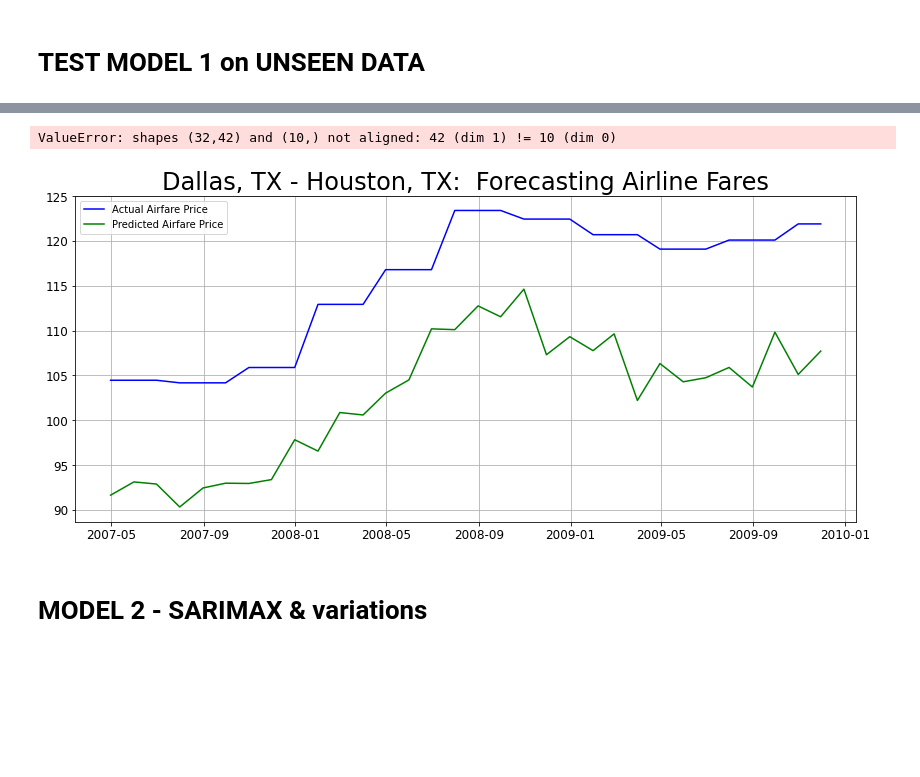
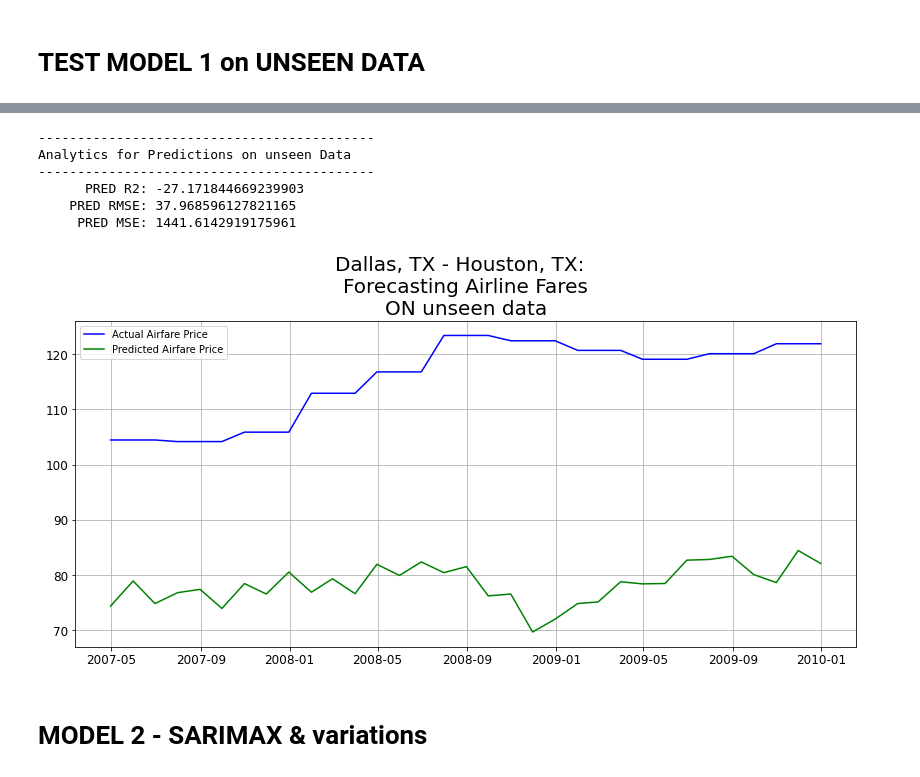
Before and after one commit to tluccini/GA-DSIR-Capstone, a Jupyter notebook: eda_preproc_mod.ipynb, the cells around one changed output, grey strips where cells are left out. Cells and saved outputs as stored; diff of their text form; code cells hidden in the pictures; blank space fills up the shorter version.

```diff
--- a/eda_preproc_mod.ipynb
+++ b/eda_preproc_mod.ipynb
@@ -445,0 +487,14 @@ route['fuel_usd_pergallon_diff_1'] = route['fuel_usd_pergallon'].diff()
+# %%
+# Create Stationary (differenced) Columns
+
+# train route dataset
+for column in diff_1:
+    route[column + '_diff_1'] = route[column].diff()
+for column in diff_2:
+    route[column + '_diff_2'] = route[column].diff().diff()
+
+# test route dataset
+for column in diff_1:
+    unseen_route[column + '_diff_1'] = unseen_route[column].diff()
+for column in diff_2:
+    unseen_route[column + '_diff_2'] = unseen_route[column].diff().diff()
@@ -745,52 +830,57 @@ Dallas, TX - Houston, TX
-# %%
-# Create Variables for Testing
-X_air = test_route.drop(columns=['route', 'airfare'])
-y_air = test_route['airfare']
-
-# Add X Constant
-X_air = sm.add_constant(X_air)
-
-# # statsmodels won't be able to handle missing values.
-X_air.dropna(inplace=True)
-
-# # This way we subset y_train to keep only indices from X_train.
-y_air = y_air[X_air.index]
-
-# predictions on the unseen data
-unseen_pred = lm_results.predict(X_air)
-
-
-# Calculate Scores
-print(f'R2 Score: {r2_score(y_air, unseen_pred)}')
-print()
-print(f'Root Mean Squared Error: {mean_squared_error(y_air, unseen_pred, squared=False)}')
-print()
-print(f'Mean Squared Error: {mean_squared_error(y_air, unseen_pred, squared=True)}')
-# %% [output]
-ValueError: shapes (32,42) and (10,) not aligned: 42 (dim 1) != 10 (dim 0)
+# %%
+# the dataframe unseen data was created earlier in the notebook to match the route dataframe.  keep columns variable ensures matched variables for modeling
+X_unseen = unseen_route[keep_columns]
+
+# Add X Constant
+X_unseen = sm.add_constant(X_unseen)
+
+# Make Predictions -- In this case we are predicting airfare price
+unseen_pred = lm_results.predict(X_unseen)
+
+# save predictions to unseen route df
+unseen_route['airfare_predictions'] = unseen_pred
+
+# dropna values for scoring
+unseen_route = unseen_route.dropna()
+
+# score
+print('-------------------------------------------')
+print('Analytics for Predictions on unseen Data')
+print('-------------------------------------------')
+print(f'      PRED R2: {r2_score(unseen_route.airfare, unseen_route.airfare_predictions)}')
+print(f'    PRED RMSE: {mean_squared_error(unseen_route.airfare, unseen_route.airfare_predictions, squared=False)}')
+print(f'     PRED MSE: {mean_squared_error(unseen_route.airfare, unseen_route.airfare_predictions, squared=True)}')
+# %% [output]
+-------------------------------------------
+Analytics for Predictions on unseen Data
+-------------------------------------------
+      PRED R2: -27.171844669239903
+    PRED RMSE: 37.968596127821165
+     PRED MSE: 1441.6142919175961
 # %%
 # Let's plot our predictions!
 
 # Set figure size.
 plt.figure(figsize=(14, 6))
 plt.grid()
 
 # Plot actual data.
-plt.plot(y_air.index, y_air.values, color = 'blue', label='Actual Airfare Price')
+plt.plot(unseen_route['airfare'], color = 'blue', label='Actual Airfare Price')
 
 # Plot predicted test values.
-plt.plot(lm_results.predict(X_air), color = 'green', label='Predicted Airfare Price')
+# plt.plot(lm_results.predict(X_air), color = 'green', label='Predicted Airfare Price')
+plt.plot(unseen_route['airfare_predictions'], color = 'green', label='Predicted Airfare Price')
 
 # Set label.
-plt.title(label = str(test_itinerary) + ':  ' + 'Forecasting Airline Fares', fontsize=24)
+plt.title(label = str(itinerary) + ':  ' + '\nForecasting Airline Fares\nON unseen data', fontsize=20)
 
 # Resize tick marks.
 plt.xticks(fontsize=12)
 plt.yticks(fontsize=12);
 
 # add legend
 plt.legend();
 # %% [output]
-[figure, old version]
+[figure, new version]
 # %% [markdown]
 # MODEL 2 - SARIMAX & variations
```
Also changed, not shown: parts of 68 cells of this notebook, 1 other file.
